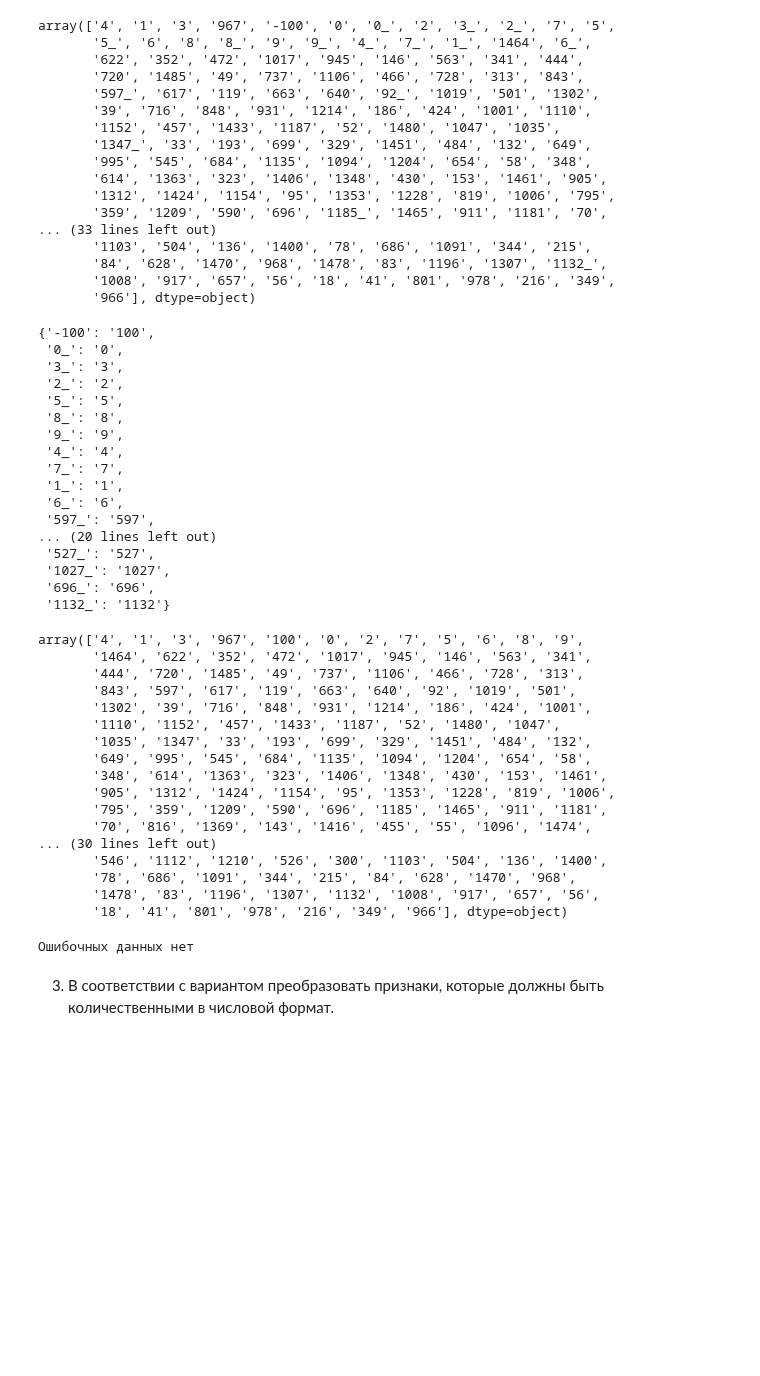
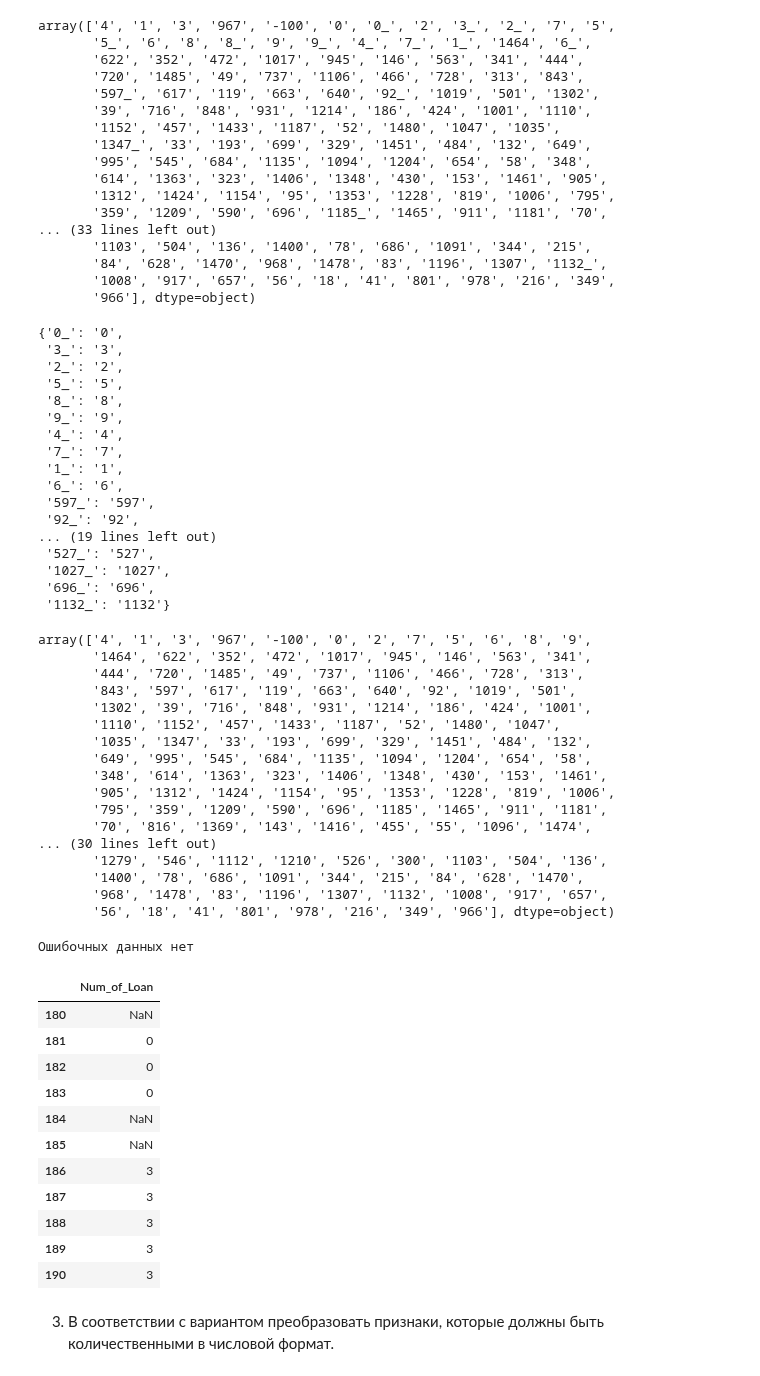
Before and after one commit to Ghukii/TMP-4sem-, a Jupyter notebook: Задание_6/Задание_6_13.ipynb, the cells around one changed output. Drawn from its saved outputs; the diff is of its cells as text; code cells hidden in the pictures; blank space fills up the shorter version.

```diff
--- a/Задание_6/Задание_6_13.ipynb
+++ b/Задание_6/Задание_6_13.ipynb
@@ -75,14 +91,9 @@ for i in uniq:
         correct = i.replace('_', '')
         zamena[i] = correct
 
-    if '-' in i:
-        correct = i.replace('-', '')
-        zamena[i] = correct
-
 zamena
 # %% [output]
-{'-100': '100',
- '0_': '0',
+{'0_': '0',
  '3_': '3',
  '2_': '2',
  '5_': '5',
@@ -93,7 +104,8 @@ zamena
  '1_': '1',
  '6_': '6',
  '597_': '597',
-... (20 lines left out)
+ '92_': '92',
+... (19 lines left out)
  '527_': '527',
  '1027_': '1027',
  '696_': '696',
@@ -102,7 +114,7 @@ zamena
 df = df.replace({"Num_of_Loan" : zamena})
 df["Num_of_Loan"].unique()
 # %% [output]
-array(['4', '1', '3', '967', '100', '0', '2', '7', '5', '6', '8', '9',
+array(['4', '1', '3', '967', '-100', '0', '2', '7', '5', '6', '8', '9',
        '1464', '622', '352', '472', '1017', '945', '146', '563', '341',
        '444', '720', '1485', '49', '737', '1106', '466', '728', '313',
        '843', '597', '617', '119', '663', '640', '92', '1019', '501',
@@ -115,10 +127,10 @@ array(['4', '1', '3', '967', '100', '0', '2', '7', '5', '6', '8', '9',
        '795', '359', '1209', '590', '696', '1185', '1465', '911', '1181',
        '70', '816', '1369', '143', '1416', '455', '55', '1096', '1474',
 ... (30 lines left out)
-       '546', '1112', '1210', '526', '300', '1103', '504', '136', '1400',
-       '78', '686', '1091', '344', '215', '84', '628', '1470', '968',
-       '1478', '83', '1196', '1307', '1132', '1008', '917', '657', '56',
-       '18', '41', '801', '978', '216', '349', '966'], dtype=object)
+       '1279', '546', '1112', '1210', '526', '300', '1103', '504', '136',
+       '1400', '78', '686', '1091', '344', '215', '84', '628', '1470',
+       '968', '1478', '83', '1196', '1307', '1132', '1008', '917', '657',
+       '56', '18', '41', '801', '978', '216', '349', '966'], dtype=object)
 # %%
 for i in df["Num_of_Loan"]:
     try:
@@ -129,6 +141,22 @@ else:
     print("Ошибочных данных нет")
 # %% [output]
 Ошибочных данных нет
+# %%
+df.loc[(df['Num_of_Loan'] < '0')] = np.nan
+df[['Num_of_Loan']].loc[180:190]
+# %% [output]
+|  | Num_of_Loan |
+| 180 | NaN |
+| 181 | 0 |
+| 182 | 0 |
+| 183 | 0 |
+| 184 | NaN |
+| 185 | NaN |
+| 186 | 3 |
+| 187 | 3 |
+| 188 | 3 |
+| 189 | 3 |
+| 190 | 3 |
 # %% [markdown]
 3. В соответствии с вариантом преобразовать признаки, которые должны быть количественными в числовой формат.
 # %%
```
Also changed, not shown: parts of 13 cells of this notebook.
